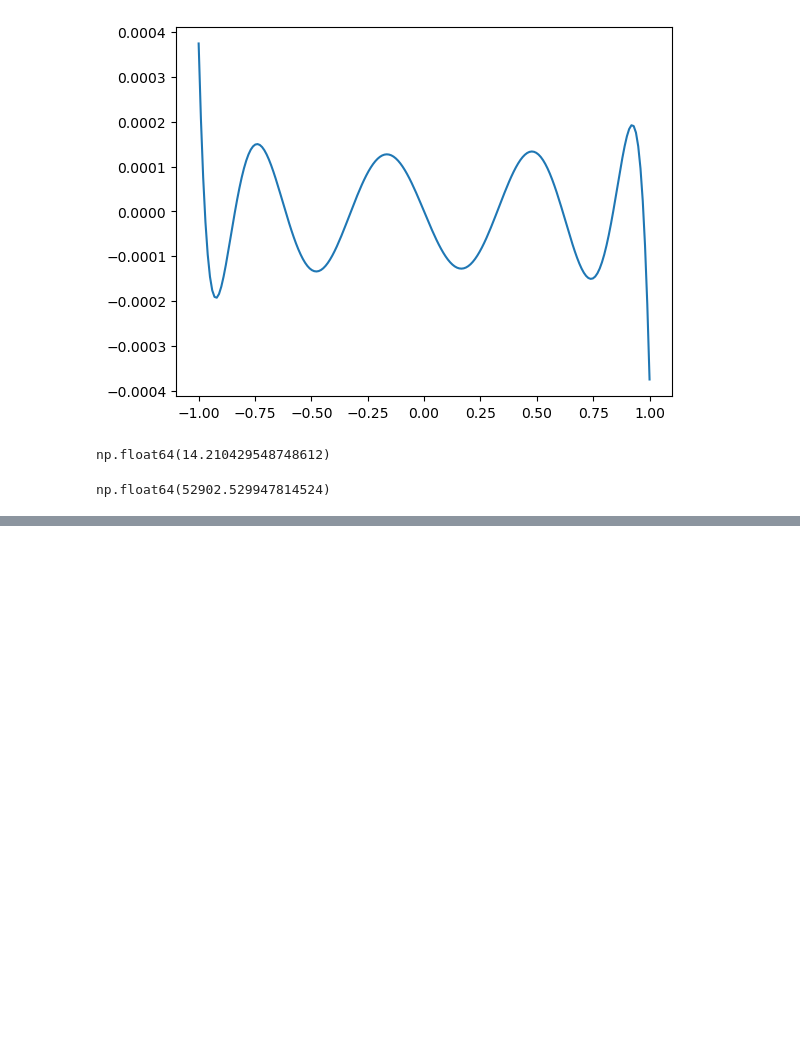
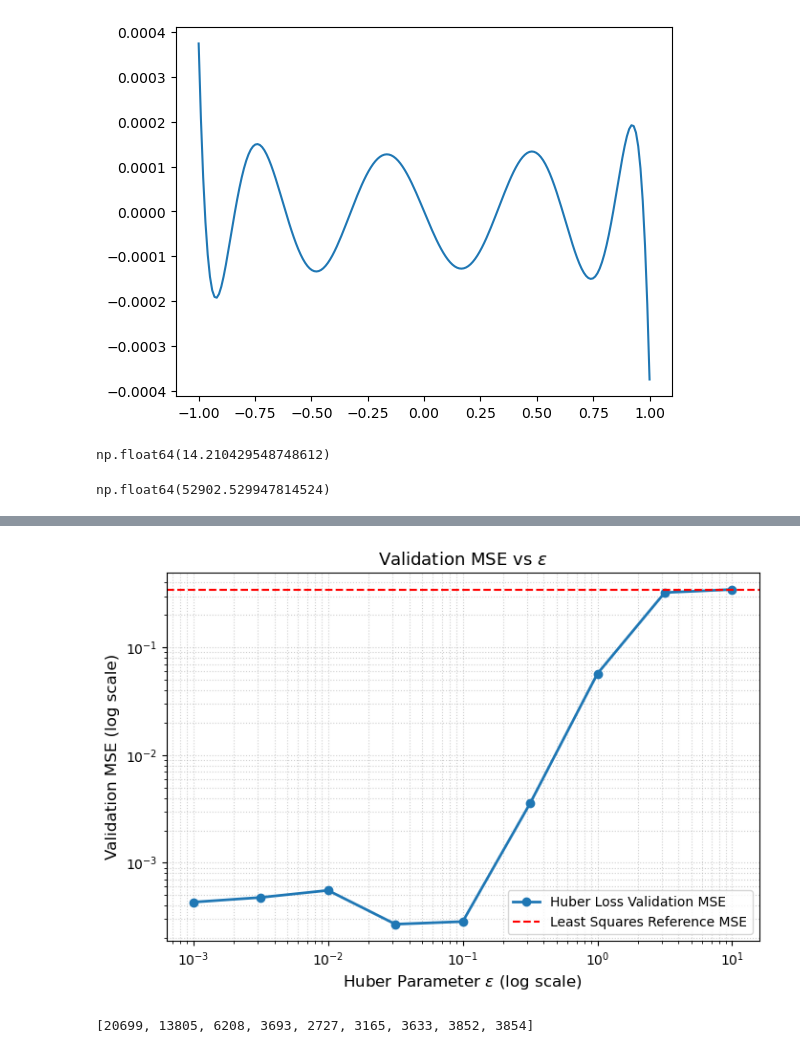
Before and after one commit to db423/Optimisation, a Jupyter notebook: Optimisation_coursework/cw.ipynb, the cells around one changed output, grey strips where cells are left out. Drawn from its saved outputs; the diff is of its cells as text; code cells hidden in the pictures; blank space fills up the shorter version.

Commit message:
gradient descent part 1

```diff
--- a/Optimisation_coursework/cw.ipynb
+++ b/Optimisation_coursework/cw.ipynb
@@ -94,0 +138,62 @@ np.float64(52902.529947814524)
+# %%
+import numpy as np
+import matplotlib.pyplot as plt
+
+def gradient_descent_huber(A, b, eps, stepsize, tol=1e-6, max_iter=500000):
+    m, n = A.shape
+    theta = np.zeros(n)
+
+    for k in range(max_iter):
+        residual = A @ theta - b
+        # Huber gradient: A^T * clip(A*theta - b, -eps, eps)
+        grad = A.T @ np.clip(residual, -eps, eps)
+
+        # Stopping criterion based on gradient norm
+        if np.linalg.norm(grad) <= tol:
+            return theta, k + 1
+
+        # Standard gradient descent update with constant stepsize t = 1 / sigma_max(A)^2
+        theta = theta - stepsize * grad
+
+    return theta, max_iter
+
+# --- Run for eps = 10^-3, 10^-2.5, ..., 10^1 ---
+eps_powers = np.arange(-3, 1.5, 0.5)
+eps_values = 10**eps_powers
+
+# Constant stepsize specified in the assignment
+sigma_max = np.linalg.norm(A, 2)
+t_step = 1.0 / (sigma_max**2)
+
+val_mses = []
+iterations = []
+
+# Reference Least Squares Validation MSE
+theta_ls = np.linalg.lstsq(A, b, rcond=None)[0]
+ls_val_mse = np.mean((A2 @ theta_ls - b2)**2)
+for ep in eps_values:
+    theta_opt, num_iter = gradient_descent_huber(A, b, ep, stepsize=t_step, tol=1e-6)
+    iterations.append(num_iter)
+
+    # Calculate Validation MSE on clean validation dataset
+    res_val = A2 @ theta_opt - b2
+    mse_val = np.mean(res_val**2)
+    val_mses.append(mse_val)
+
+
+
+# --- Plot Validation MSE vs Epsilon ---
+plt.figure(figsize=(8, 5))
+plt.loglog(eps_values, val_mses, 'o-', label='Huber Loss Validation MSE', color='C0', linewidth=2)
+plt.axhline(y=ls_val_mse, color='red', linestyle='--', label='Least Squares Reference MSE', linewidth=1.5)
+
+plt.xlabel(r'Huber Parameter $\epsilon$ (log scale)', fontsize=12)
+plt.ylabel('Validation MSE (log scale)', fontsize=12)
+plt.title(r'Validation MSE vs $\epsilon$', fontsize=13)
+plt.legend()
+plt.grid(True, which="both", linestyle=":", alpha=0.6)
+plt.show()
+print(iterations)
+# %% [output]
+[figure, added]
+[20699, 13805, 6208, 3693, 2727, 3165, 3633, 3852, 3854]
```
Also changed, not shown: parts of 8 cells of this notebook, 1 other file.
